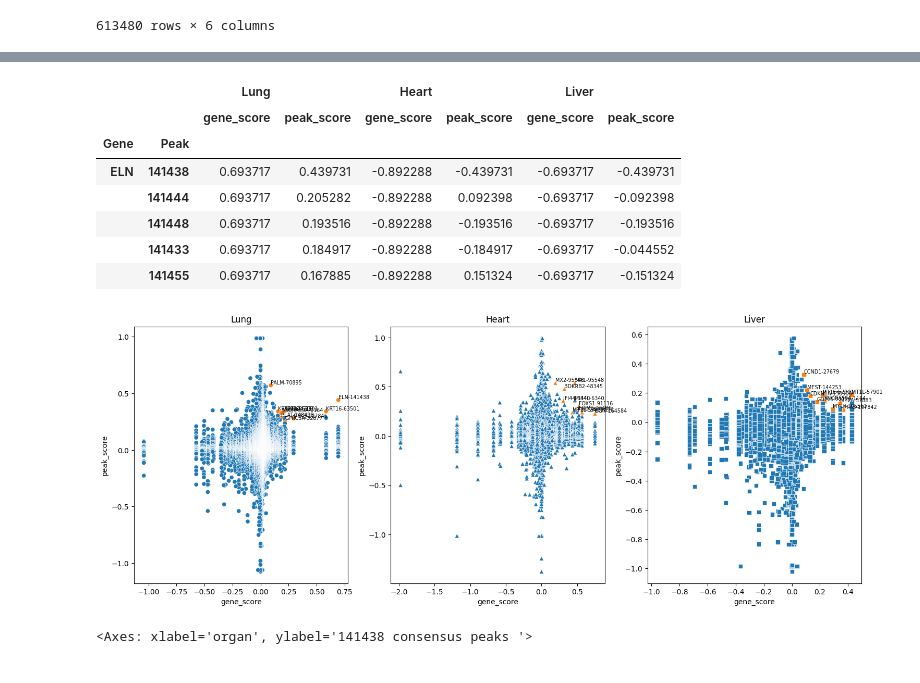
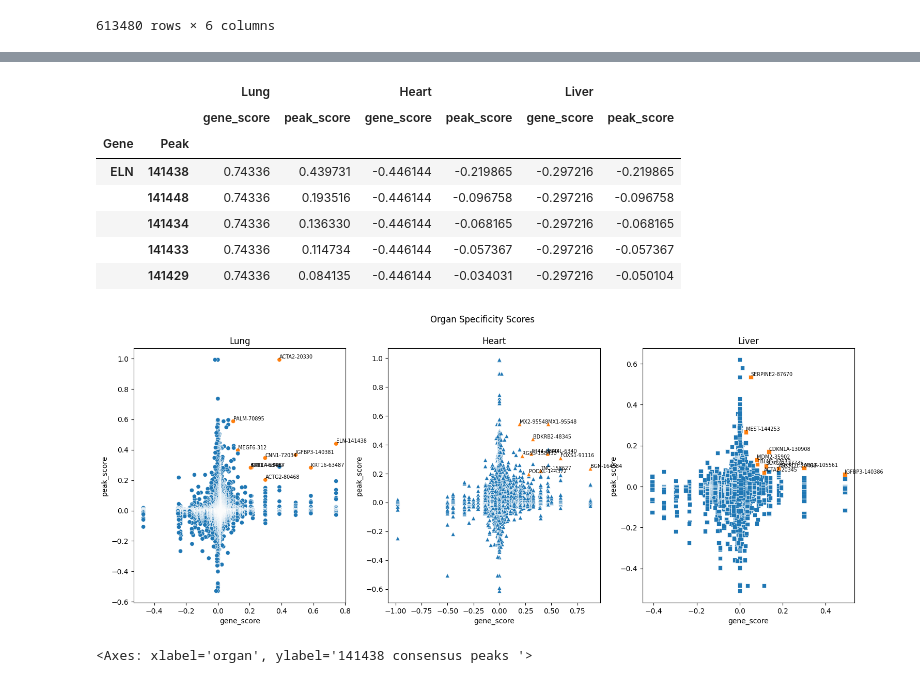
Before and after one commit to pawelab/OrganConditionalFibrosis, a Jupyter notebook: find_genes_peaks.ipynb, the cells around one changed output, grey strips where cells are left out. Cells and saved outputs as stored; diff of their text form; code cells hidden in the pictures.

```diff
--- a/find_genes_peaks.ipynb
+++ b/find_genes_peaks.ipynb
@@ -378,7 +384,7 @@ organ_to_best_pairs = {
 # %%
 fig, axs = plt.subplots(1, 3, figsize=(18, 6.4))
 for (ax, organ) in zip(axs, markers.keys()):
-  plot_pg_pairs(organ_to_all_pg_pairs[organ], organ_to_best_pairs[organ], ax=ax, marker=markers[organ])
+  plot_pg_pairs(organ_to_all_pg_pairs[organ], organ_to_best_sensitivity_pairs[organ], ax=ax, marker=markers[organ])
   ax.set_title(organ)
 plt.show()
 # %% [output]
@@ -436,0 +434,5 @@ scaled_score_df.head()
+# %%
+sensitivity_df = combined_score_df / combined_score_df.max()
+sensitivity_df = sensitivity_df.where(sensitivity_df > 0., 0.)
+sensitivity_df.to_csv('./data/pg_pairs_sensitivity.csv')
+sensitivity_df.head()
@@ -437,28 +448,32 @@ scaled_score_df.head()
 # %%
-sums = scaled_score_df.T.groupby(level = 1).agg('sum').T
-specificity_df = scaled_score_df.apply(lambda col: 2*col - sums[col.name[1]], axis = 0)
+sums = sensitivity_df.T.groupby(level = 1).agg('sum').T
+norgans = sensitivity_df.columns.get_level_values(0).unique().size
+specificity_df = sensitivity_df.apply(lambda col: col - (sums[col.name[1]] - col) / (norgans - 1), axis = 0)
 specificity_df = specificity_df.sort_values(list(specificity_df.columns), ascending=False)
+specificity_df.to_csv('./data/pg_pairs_specificity.csv')
 specificity_df.head()
 # %% [output]
 |  |  | Lung |  | Heart |  | Liver |  |
 |  |  | gene_score | peak_score | gene_score | peak_score | gene_score | peak_score |
 | Gene | Peak |  |  |  |  |  |  |
-| ELN | 141438 | 0.693717 | 0.439731 | -0.892288 | -0.439731 | -0.693717 | -0.439731 |
-|  | 141444 | 0.693717 | 0.205282 | -0.892288 | 0.092398 | -0.693717 | -0.092398 |
-|  | 141448 | 0.693717 | 0.193516 | -0.892288 | -0.193516 | -0.693717 | -0.193516 |
-|  | 141433 | 0.693717 | 0.184917 | -0.892288 | -0.184917 | -0.693717 | -0.044552 |
-|  | 141455 | 0.693717 | 0.167885 | -0.892288 | 0.151324 | -0.693717 | -0.151324 |
+| ELN | 141438 | 0.74336 | 0.439731 | -0.446144 | -0.219865 | -0.297216 | -0.219865 |
+|  | 141448 | 0.74336 | 0.193516 | -0.446144 | -0.096758 | -0.297216 | -0.096758 |
+|  | 141434 | 0.74336 | 0.136330 | -0.446144 | -0.068165 | -0.297216 | -0.068165 |
+|  | 141433 | 0.74336 | 0.114734 | -0.446144 | -0.057367 | -0.297216 | -0.057367 |
+|  | 141429 | 0.74336 | 0.084135 | -0.446144 | -0.034031 | -0.297216 | -0.050104 |
+# %%
+organ_to_best_specificity_pairs = {
+  organ: get_best_pg_pairs(specificity_df[organ]) for organ in markers.keys()
+}
 # %%
 fig, axs = plt.subplots(1, 3, figsize=(18, 6.4))
 for (ax, organ) in zip(axs, markers.keys()):
-  ordered_pairs = (specificity_df.T.groupby(level=0).agg('prod') * (np.sign(specificity_df[organ]['peak_score']) + np.sign(specificity_df[organ]['gene_score'])) - 1).T.sort_values(organ, ascending=False)
-  top_genes = ordered_pairs.index.get_level_values(0).unique()[0:10]
-  top_pairs = ordered_pairs.groupby(level=0).nth(0).loc[top_genes].index
-  plot_pg_pairs(specificity_df[organ], top_pairs, ax=ax, marker=markers[organ])
+  plot_pg_pairs(specificity_df[organ], organ_to_best_specificity_pairs[organ], ax=ax, marker=markers[organ])
   ax.set_title(organ)
+fig.suptitle("Organ Specificity Scores")
 plt.show()
 # %% [output]
-[figure, old version]
+[figure, new version]
 # %%
 fig, [ax1, ax2] = plt.subplots(1, 2, figsize=(12, 6.4))
 plot_expression(rna_adata, 'ELN', ax=ax1, legend=False)
```
Also changed, not shown: parts of 36 cells of this notebook.
